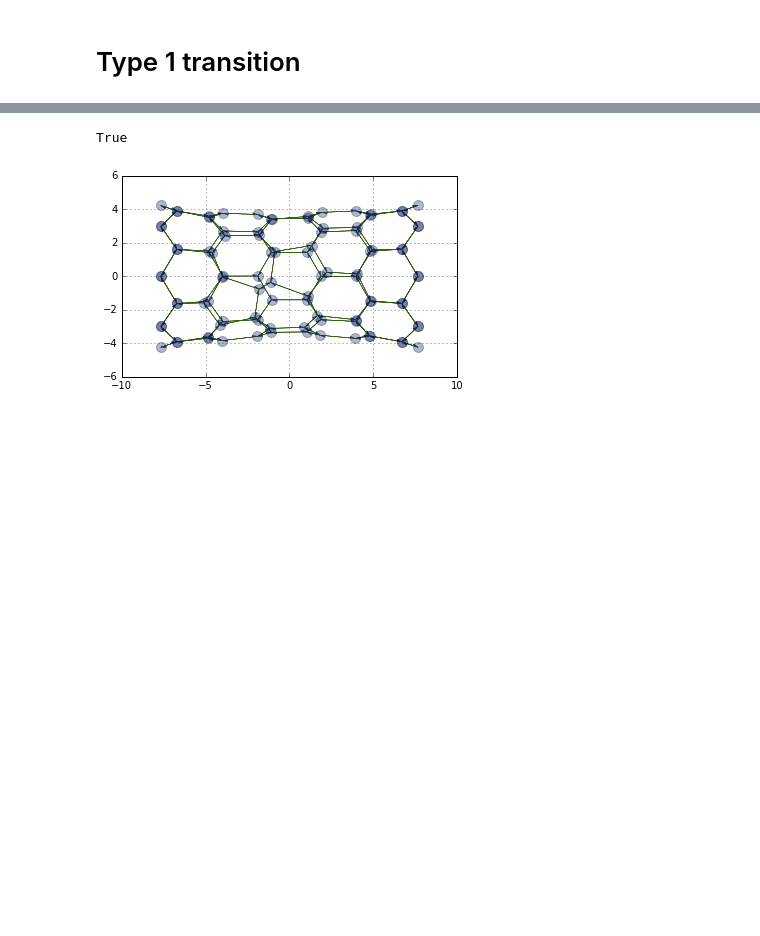
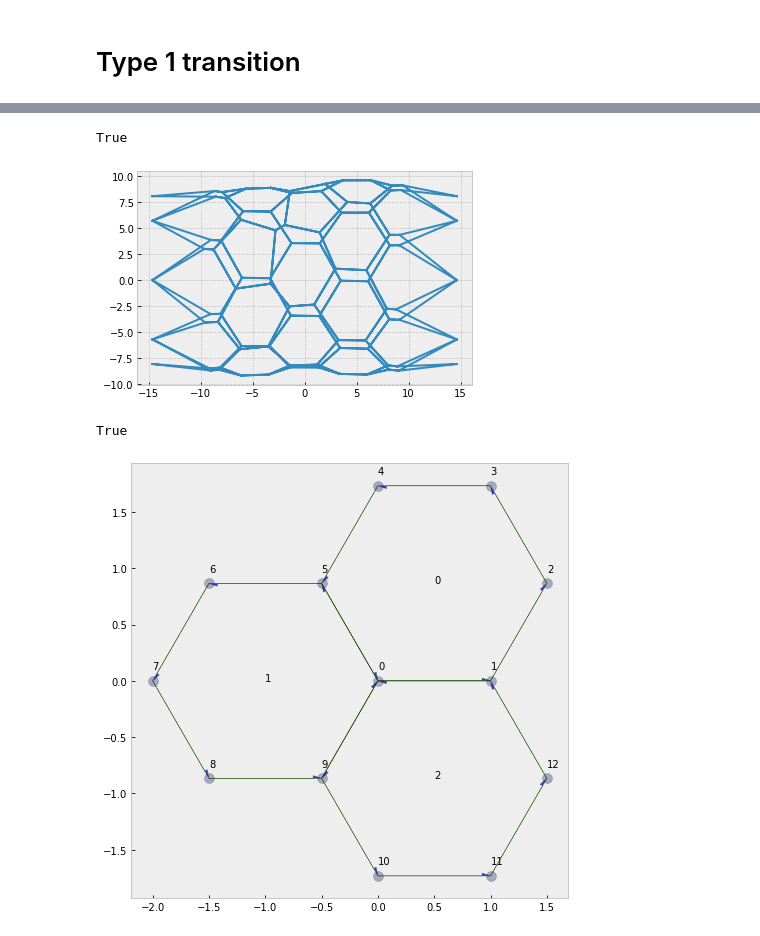
Before and after one commit to DamCB/tyssue, a Jupyter notebook: doc/notebooks/Type_1_transition.ipynb, the cells around one changed output, grey strips where cells are left out. Cells and saved outputs as stored; diff of their text form; code cells hidden in the pictures; blank space fills up the shorter version.

```diff
--- a/doc/notebooks/Type_1_transition.ipynb
+++ b/doc/notebooks/Type_1_transition.ipynb
@@ -97,9 +96,28 @@ settings = {
     }
 
 
-res = Solver.find_energy_min(sheet, SheetGeometry, SheetModel, **settings)
+res = Solver.find_energy_min(sheet, SheetGeometry,
+                             SheetModel, **settings)
 print(res['success'])
-fig, ax = sheet_view(sheet, ['z', 'x'])
+fig, ax = quick_edge_draw(sheet, ['z', 'x'])
 # %% [output]
 True
-[figure, old version]
+[figure, new version]
+# %%
+sheet.validate()
+# %% [output]
+True
+# %%
+from tyssue.generation import three_faces_sheet
+
+sheet = Sheet('3f', *three_faces_sheet())
+SheetGeometry.update_all(sheet)
+fig, ax = sheet_view(sheet, edge={'head_width': 0.05})
+fig.set_size_inches(8, 8)
+
+for face, data in sheet.face_df.iterrows():
+    ax.text(data.x, data.y, face)
+for vert, data in sheet.vert_df.iterrows():
+    ax.text(data.x, data.y+0.1, vert)
+# %% [output]
+[figure, added]
```
Also changed, not shown: parts of 12 cells of this notebook, 6 other files.
